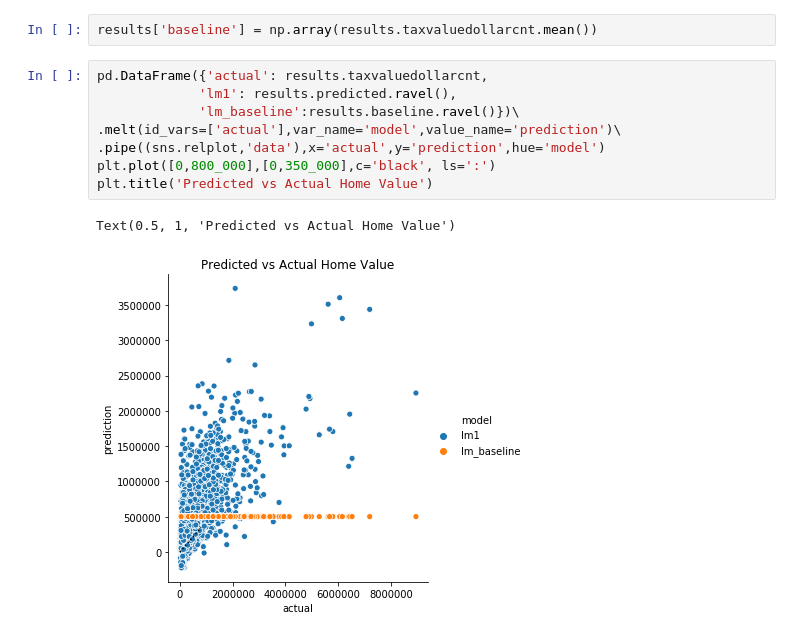
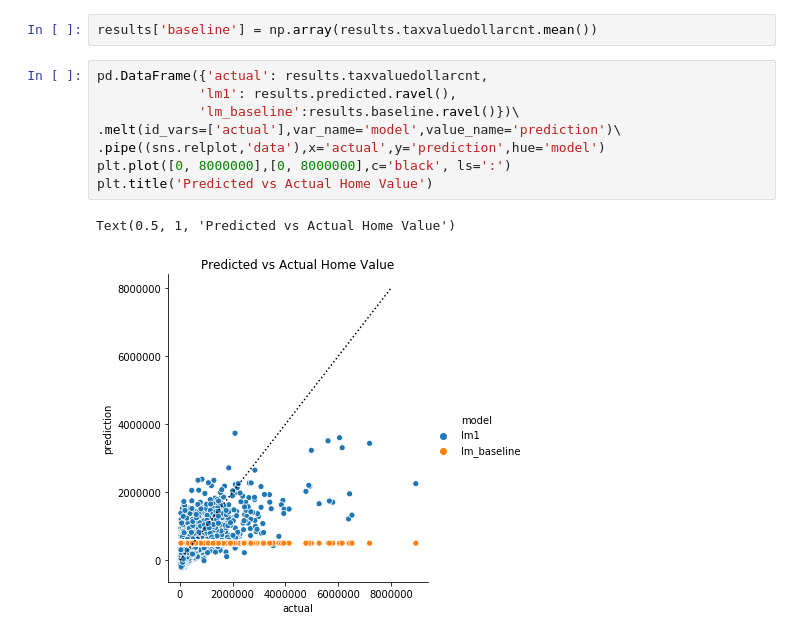
Before and after one commit to DomPedrotti/zillow-regression-project, a Jupyter notebook: zillow_pipeline_notebook.ipynb, the cells around one changed output. Saved outputs shown, nothing was run; the diff lists cells and outputs as text.

```diff
--- a/zillow_pipeline_notebook.ipynb
+++ b/zillow_pipeline_notebook.ipynb
@@ -360,11 +360,11 @@ results['baseline'] = np.array(results.taxvaluedollarcnt.mean())
 # %%
 pd.DataFrame({'actual': results.taxvaluedollarcnt,
              'lm1': results.predicted.ravel(),
              'lm_baseline':results.baseline.ravel()})\
 .melt(id_vars=['actual'],var_name='model',value_name='prediction')\
 .pipe((sns.relplot,'data'),x='actual',y='prediction',hue='model')
-plt.plot([0,800_000],[0,350_000],c='black', ls=':')
+plt.plot([0, 8000000],[0, 8000000],c='black', ls=':')
 plt.title('Predicted vs Actual Home Value')
 # %% [output]
 Text(0.5, 1, 'Predicted vs Actual Home Value')
-[figure, old version]
+[figure, new version]
```
Also changed, not shown: parts of 1 cell of this notebook.
